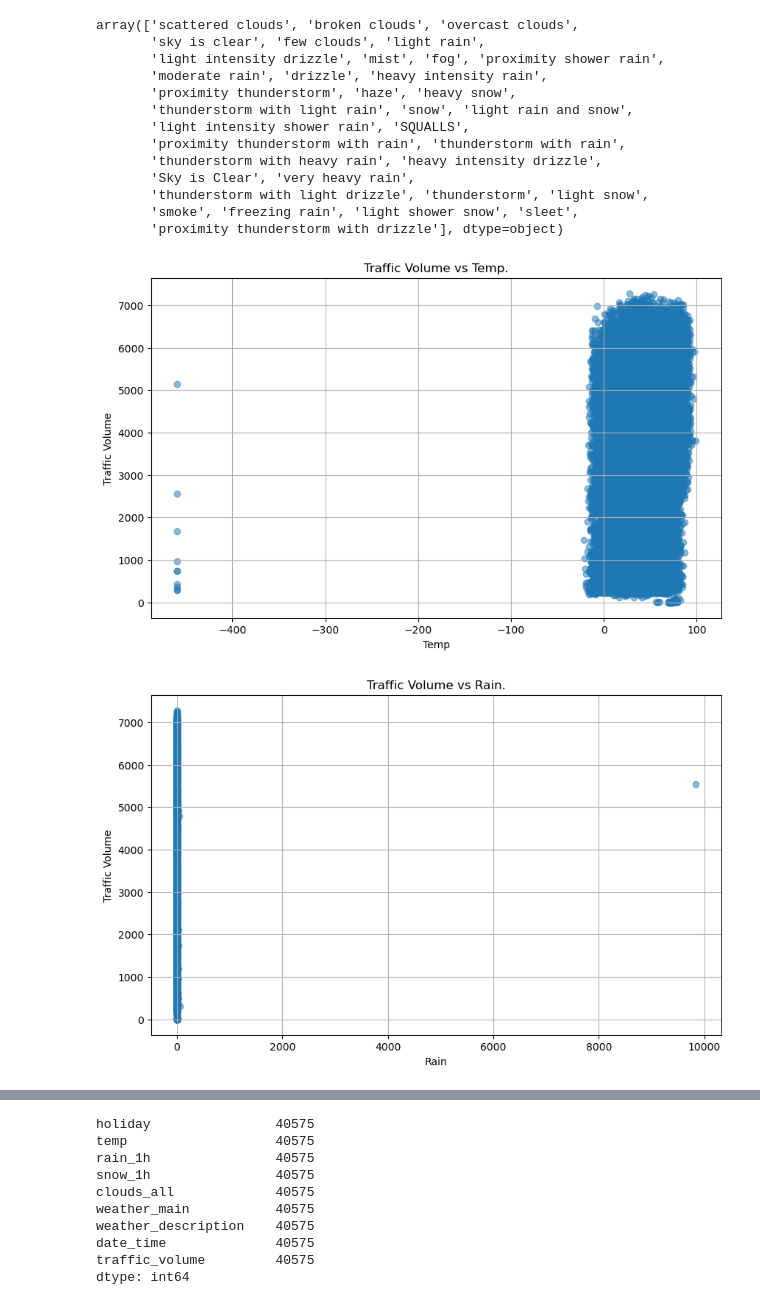
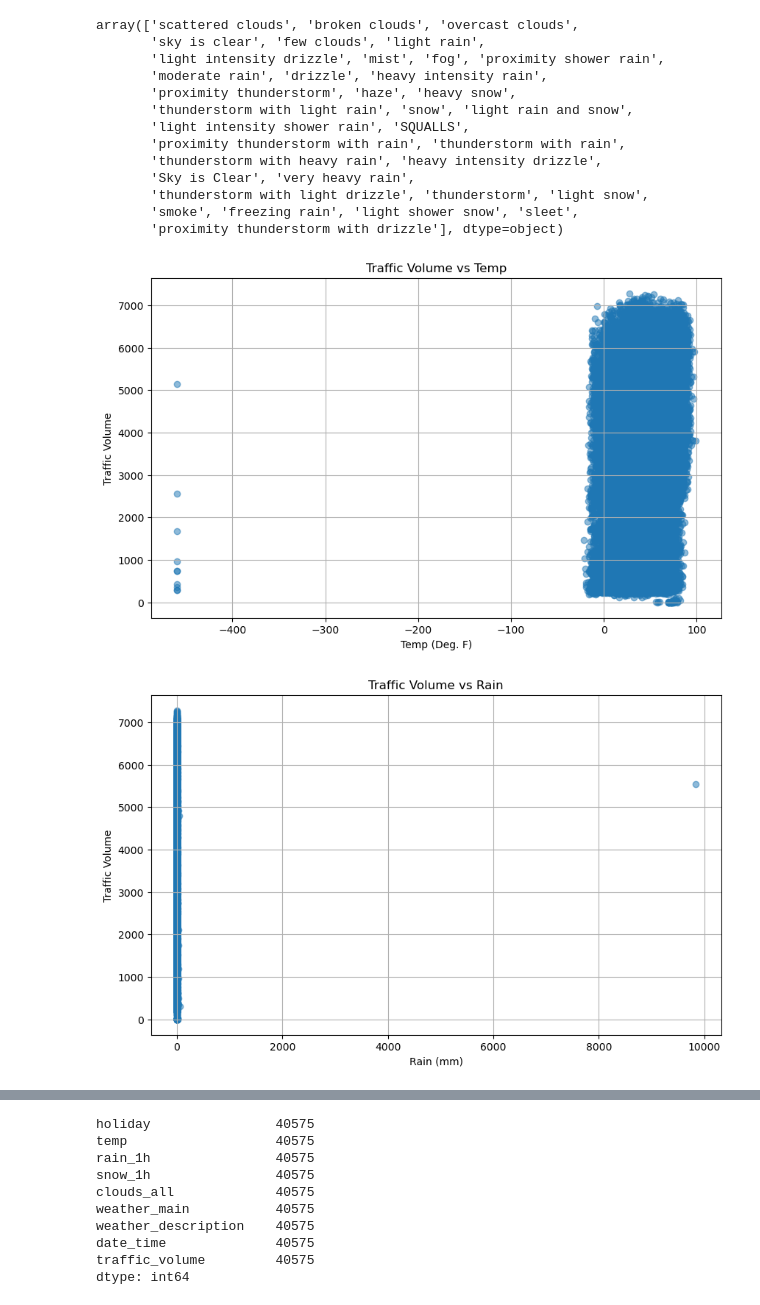
Before and after one commit to ajwilson79/traffic_volume_analysis, a Jupyter notebook: rajeev_branch01/traffic_analysis.ipynb, the cells around one changed output, grey strips where cells are left out. Drawn from its saved outputs; the diff is of its cells as text; code cells hidden in the pictures.

```diff
--- a/rajeev_branch01/traffic_analysis.ipynb
+++ b/rajeev_branch01/traffic_analysis.ipynb
@@ -276,25 +276,25 @@ array(['scattered clouds', 'broken clouds', 'overcast clouds',
 # %%
 #Scatter plot of temp
 plt.figure(figsize=(10,6))
 plt.scatter(Traffic_Volume_df['temp'], Traffic_Volume_df['traffic_volume'], alpha=0.5)
-plt.title('Traffic Volume vs Temp.')
-plt.xlabel('Temp')
+plt.title('Traffic Volume vs Temp')
+plt.xlabel('Temp (Deg. F)')
 plt.ylabel('Traffic Volume')
 plt.grid(True)
 plt.show()
 # %% [output]
-[figure, old version]
+[figure, new version]
 # %%
 #Scatter plot of Rain
 plt.figure(figsize=(10,6))
 plt.scatter(Traffic_Volume_df['rain_1h'], Traffic_Volume_df['traffic_volume'], alpha=0.5)
-plt.title('Traffic Volume vs Rain.')
-plt.xlabel('Rain')
+plt.title('Traffic Volume vs Rain')
+plt.xlabel('Rain (mm)')
 plt.ylabel('Traffic Volume')
 plt.grid(True)
 plt.show()
 # %% [output]
-[figure, old version]
+[figure, new version]
 # %%
 #Scatter plot of Cloud
 plt.figure(figsize=(10,6))
```
Also changed, not shown: parts of 10 cells of this notebook.
